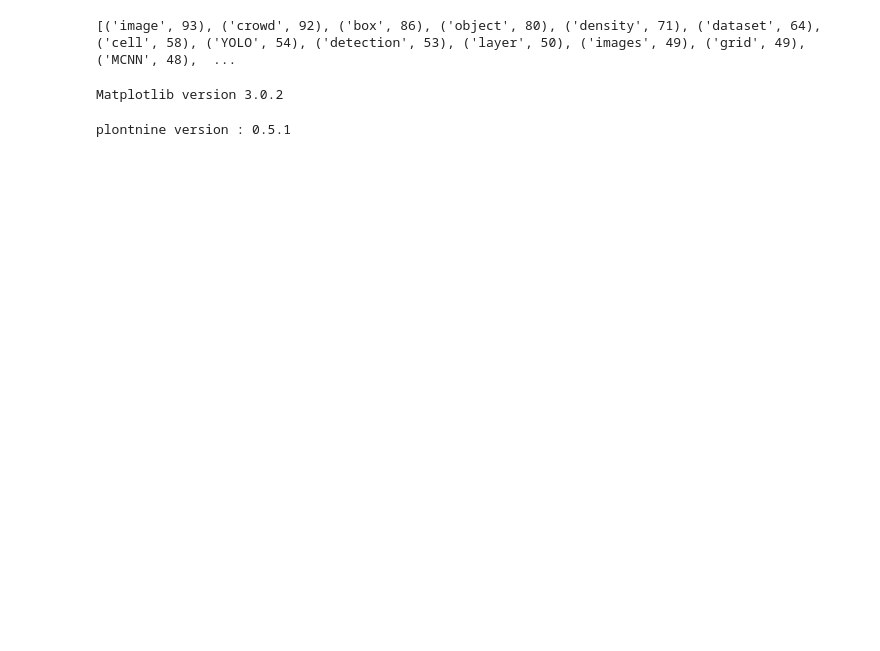
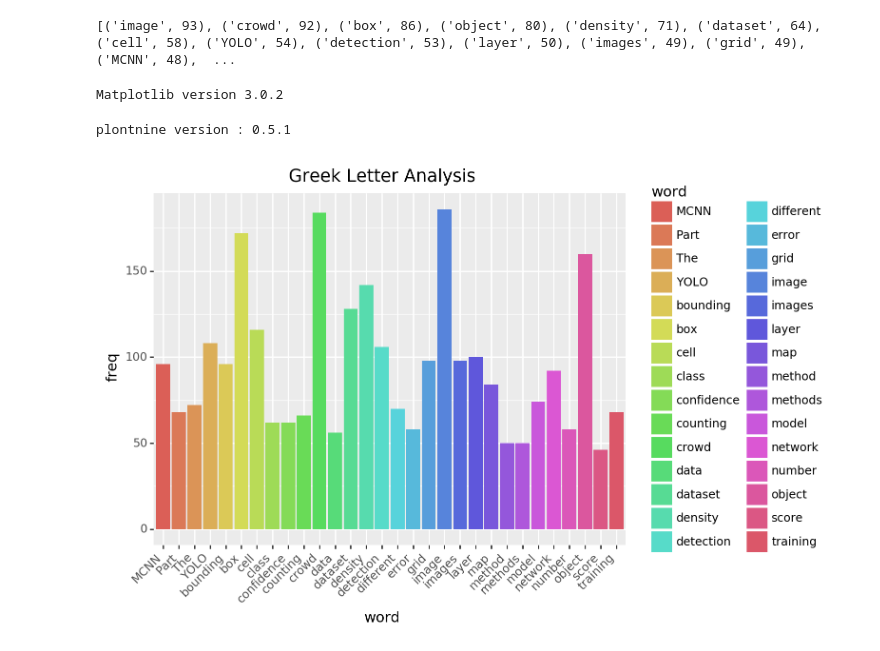
Before and after one commit to 2019-openhack/WEB, a Jupyter notebook: nlp/pdf_preprocessing.ipynb, the cells around one changed output. Saved outputs shown, nothing was run; the diff lists cells and outputs as text; code cells hidden in the pictures; blank space fills up the shorter version.

```diff
--- a/nlp/pdf_preprocessing.ipynb
+++ b/nlp/pdf_preprocessing.ipynb
@@ -233,7 +316,7 @@ Counter({'adopted': 1,
 # %%
-sorted_cnt = sorted(cnt.items(), key=lambda t : t[1],reverse=True)
-sorted_values = sorted(cnt.values(), reverse=True)
-sorted_keys = sorted(cnt, key=cnt.get, reverse=True)
+sorted_cnt = sorted(result.items(), key=lambda t : t[1],reverse=True)
+sorted_values = sorted(result.values(), reverse=True)
+sorted_keys = sorted(result, key=cnt.get, reverse=True)
 
 print(sorted_cnt[:30])
 # %% [output]
@@ -268,16 +351,17 @@ plontnine version : 0.5.1
 # %%
 df = pd.DataFrame(sorted_cnt[:30],columns=['word','freq'])
 
 df = pd.DataFrame({
     'word' : sorted_keys[:30] * 2,
     'freq' : sorted_values[:30] * 2
 })
 
 
 (ggplot(df)
- + geom_col(aes(x='freq',y='word',fill='freq'))
+ + geom_col(aes(x='word',y='freq',fill='word'))
  + scale_color_hue(l=0.45)                                  # some contrast to make the lines stick out
  + ggtitle('Greek Letter Analysis')
- + theme(axis.text.x=element_text(angle=45, hjust=1))
+ + theme(axis_text_x=element_text(angle=45, hjust=1))
 )
 # %% [output]
+[figure, added]
```
Also changed, not shown: parts of 6 cells of this notebook, 2 other files.
